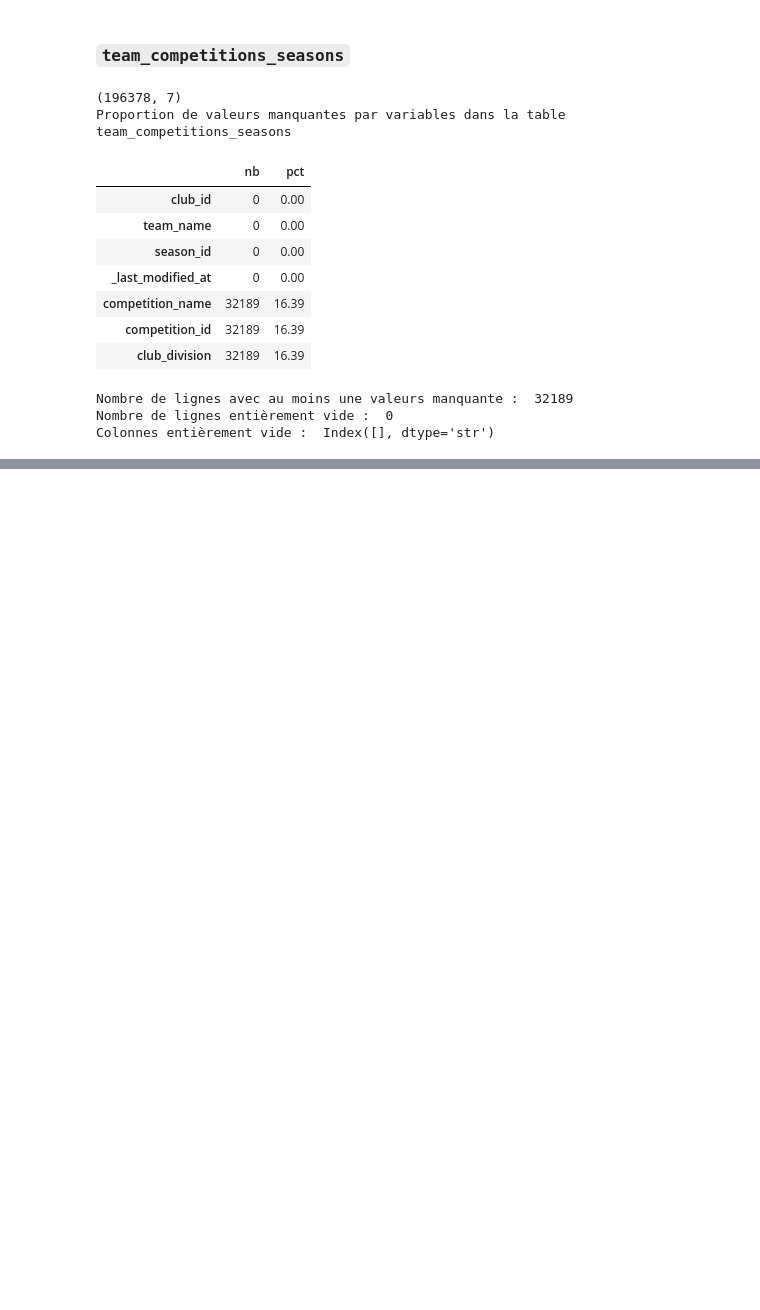
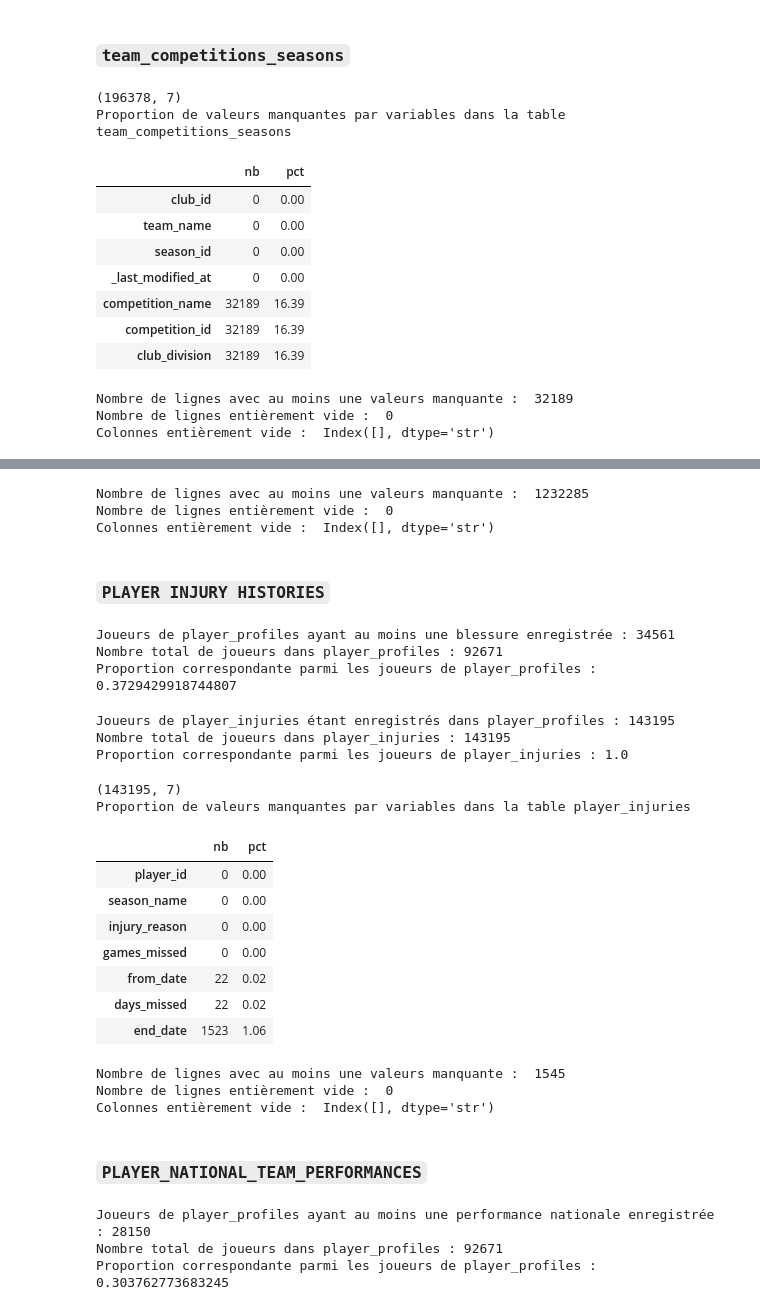
Before and after one commit to Charlesptrd/football-key-person-insurance, a Jupyter notebook: notebooks/01_database.ipynb, the cells around one changed output, grey strips where cells are left out. Cells and saved outputs as stored; diff of their text form; code cells hidden in the pictures; blank space fills up the shorter version.

```diff
--- a/notebooks/01_database.ipynb
+++ b/notebooks/01_database.ipynb
@@ -183,0 +227,74 @@ Colonnes entièrement vide :  Index([], dtype='str')
+# %%
+print("Nombre de lignes avec au moins une valeurs manquante : ", tables["player_teammates_played_with"].isna().any(axis=1).sum())
+print("Nombre de lignes entièrement vide : ", tables["player_teammates_played_with"].isna().all(axis=1).sum())
+print("Colonnes entièrement vide : ", tables["player_teammates_played_with"].columns[tables["player_teammates_played_with"].isna().all()])
+# %% [output]
+Nombre de lignes avec au moins une valeurs manquante :  1232285
+Nombre de lignes entièrement vide :  0
+Colonnes entièrement vide :  Index([], dtype='str')
+# %% [markdown]
+### `PLAYER INJURY HISTORIES`
+# %%
+print("Joueurs de player_profiles ayant au moins une blessure enregistrée :",
+      tables["player_profiles"]["player_id"].isin(tables["player_injuries"]["player_id"]).sum())
+print("Nombre total de joueurs dans player_profiles :",
+      len(tables["player_profiles"]))
+print("Proportion correspondante parmi les joueurs de player_profiles :",
+      tables["player_profiles"]["player_id"].isin(tables["player_injuries"]["player_id"]).sum()
+      / len(tables["player_profiles"]))
+# %% [output]
+Joueurs de player_profiles ayant au moins une blessure enregistrée : 34561
+Nombre total de joueurs dans player_profiles : 92671
+Proportion correspondante parmi les joueurs de player_profiles : 0.3729429918744807
+# %%
+print("Joueurs de player_injuries étant enregistrés dans player_profiles :",
+      tables["player_injuries"]["player_id"].isin(tables["player_profiles"]["player_id"]).sum())
+print("Nombre total de joueurs dans player_injuries :",
+      len(tables["player_injuries"]))
+print("Proportion correspondante parmi les joueurs de player_injuries :",
+      tables["player_injuries"]["player_id"].isin(tables["player_profiles"]["player_id"]).sum()
+      / len(tables["player_injuries"]))
+# %% [output]
+Joueurs de player_injuries étant enregistrés dans player_profiles : 143195
+Nombre total de joueurs dans player_injuries : 143195
+Proportion correspondante parmi les joueurs de player_injuries : 1.0
+# %%
+print(tables["player_injuries"].shape)
+print("Proportion de valeurs manquantes par variables dans la table player_injuries")
+pd.DataFrame({
+    "nb" : tables["player_injuries"].isna().sum(),
+    "pct" : (tables["player_injuries"].isna().mean() * 100 ).round(2)
+}).sort_values("pct")
+# %% [output]
+(143195, 7)
+Proportion de valeurs manquantes par variables dans la table player_injuries
+|  | nb | pct |
+| player_id | 0 | 0.00 |
+| season_name | 0 | 0.00 |
+| injury_reason | 0 | 0.00 |
+| games_missed | 0 | 0.00 |
+| from_date | 22 | 0.02 |
+| days_missed | 22 | 0.02 |
+| end_date | 1523 | 1.06 |
+# %%
+print("Nombre de lignes avec au moins une valeurs manquante : ", tables["player_injuries"].isna().any(axis=1).sum())
+print("Nombre de lignes entièrement vide : ", tables["player_injuries"].isna().all(axis=1).sum())
+print("Colonnes entièrement vide : ", tables["player_injuries"].columns[tables["player_injuries"].isna().all()])
+# %% [output]
+Nombre de lignes avec au moins une valeurs manquante :  1545
+Nombre de lignes entièrement vide :  0
+Colonnes entièrement vide :  Index([], dtype='str')
+# %% [markdown]
+### `PLAYER_NATIONAL_TEAM_PERFORMANCES`
+# %%
+print("Joueurs de player_profiles ayant au moins une performance nationale enregistrée :",
+      tables["player_profiles"]["player_id"].isin(tables["player_national_performances"]["player_id"]).sum())
+print("Nombre total de joueurs dans player_profiles :",
+      len(tables["player_profiles"]))
+print("Proportion correspondante parmi les joueurs de player_profiles :",
+      tables["player_profiles"]["player_id"].isin(tables["player_national_performances"]["player_id"]).sum()
+      / len(tables["player_profiles"]))
+# %% [output]
+Joueurs de player_profiles ayant au moins une performance nationale enregistrée : 28150
+Nombre total de joueurs dans player_profiles : 92671
+Proportion correspondante parmi les joueurs de player_profiles : 0.303762773683245
```
Also changed, not shown: parts of 8 cells of this notebook.
